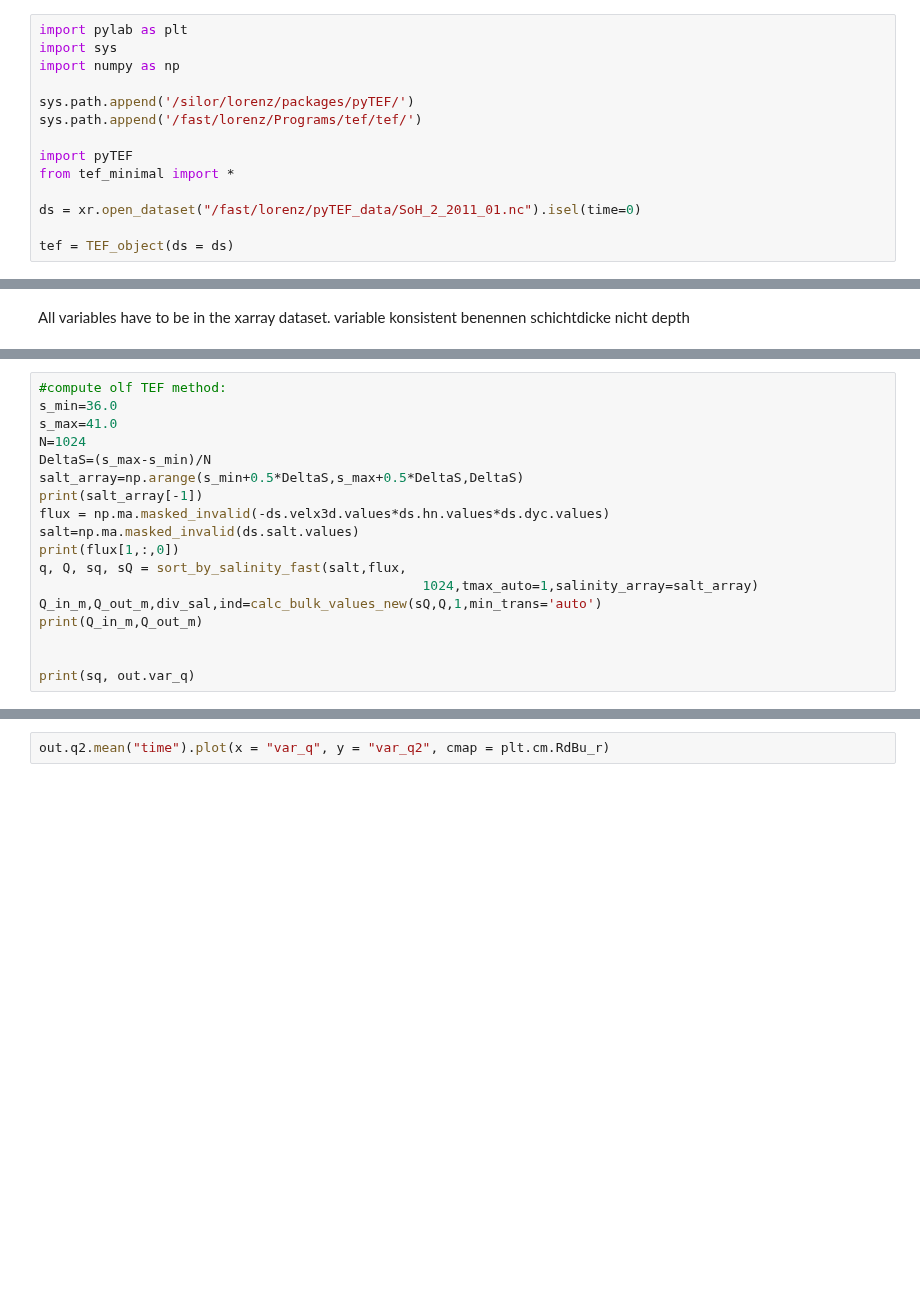
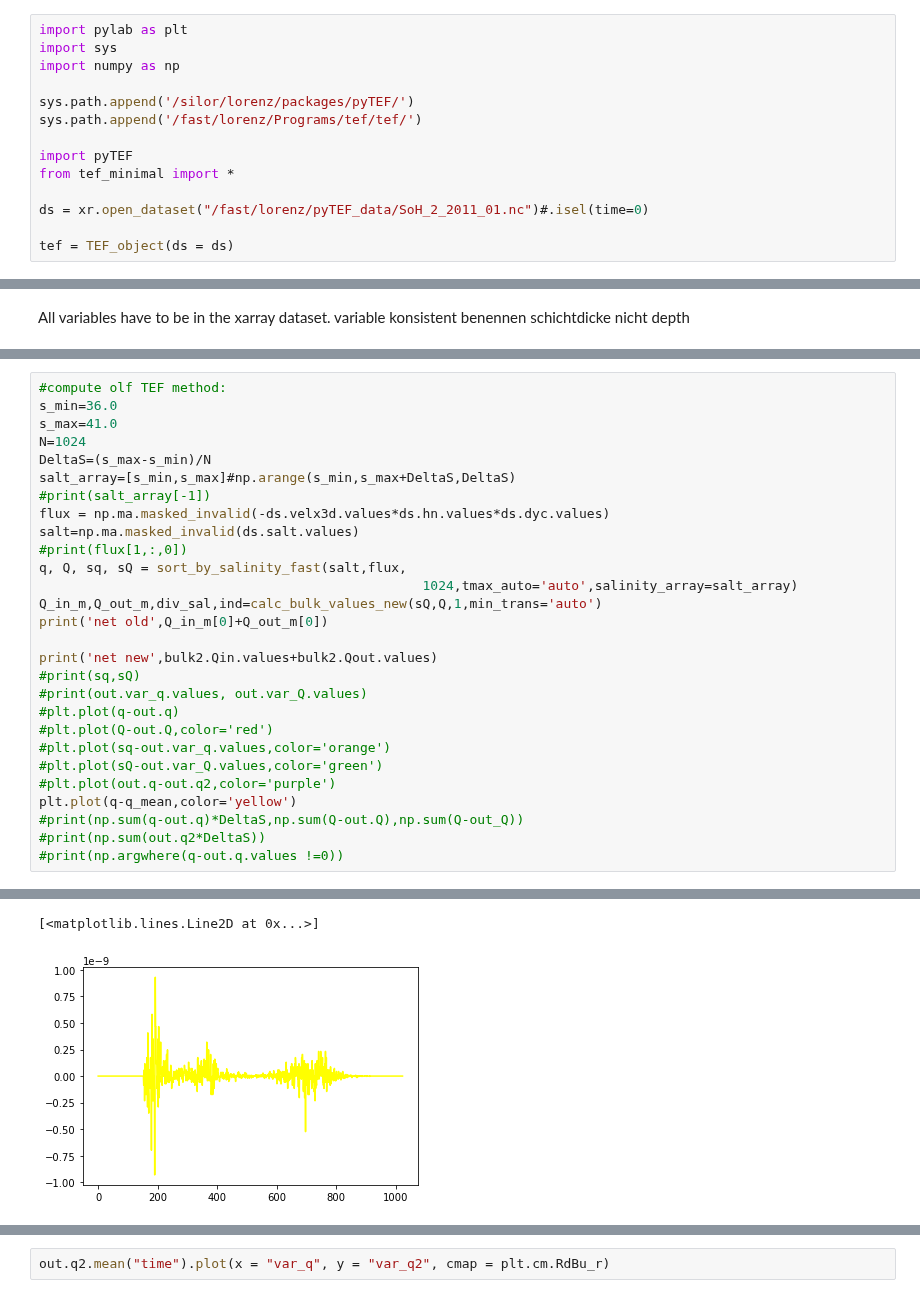
Before and after one commit to florianboergel/pyTEF, a Jupyter notebook: 00_tef_core.ipynb, the cells around one changed output, grey strips where cells are left out. Cells and saved outputs as stored; diff of their text form; blank space fills up the shorter version.

Commit message:
fixed bugs, working now, with a lot of print that will be deleted in the next commit

```diff
--- a/00_tef_core.ipynb
+++ b/00_tef_core.ipynb
@@ -716,6 +730,6 @@ sys.path.append('/fast/lorenz/Programs/tef/tef/')
 import pyTEF
 from tef_minimal import *
 
-ds = xr.open_dataset("/fast/lorenz/pyTEF_data/SoH_2_2011_01.nc").isel(time=0)
+ds = xr.open_dataset("/fast/lorenz/pyTEF_data/SoH_2_2011_01.nc")#.isel(time=0)
 
 tef = TEF_object(ds = ds)
@@ -808,16 +837,26 @@ s_min=36.0
 s_max=41.0
 N=1024
 DeltaS=(s_max-s_min)/N
-salt_array=np.arange(s_min+0.5*DeltaS,s_max+0.5*DeltaS,DeltaS)
-print(salt_array[-1])
+salt_array=[s_min,s_max]#np.arange(s_min,s_max+DeltaS,DeltaS)
+#print(salt_array[-1])
 flux = np.ma.masked_invalid(-ds.velx3d.values*ds.hn.values*ds.dyc.values)
 salt=np.ma.masked_invalid(ds.salt.values)
-print(flux[1,:,0])
+#print(flux[1,:,0])
 q, Q, sq, sQ = sort_by_salinity_fast(salt,flux,
-                                                 1024,tmax_auto=1,salinity_array=salt_array)
+                                                 1024,tmax_auto='auto',salinity_array=salt_array)
 Q_in_m,Q_out_m,div_sal,ind=calc_bulk_values_new(sQ,Q,1,min_trans='auto')
-print(Q_in_m,Q_out_m)
+print('net old',Q_in_m[0]+Q_out_m[0])
 
-
-print(sq, out.var_q)
+print('net new',bulk2.Qin.values+bulk2.Qout.values)
+#print(sq,sQ)
+#print(out.var_q.values, out.var_Q.values)
+#plt.plot(q-out.q)
+#plt.plot(Q-out.Q,color='red')
+#plt.plot(sq-out.var_q.values,color='orange')
+#plt.plot(sQ-out.var_Q.values,color='green')
+#plt.plot(out.q-out.q2,color='purple')
+plt.plot(q-q_mean,color='yellow')
+#print(np.sum(q-out.q)*DeltaS,np.sum(Q-out.Q),np.sum(Q-out_Q))
+#print(np.sum(out.q2*DeltaS))
+#print(np.argwhere(q-out.q.values !=0))
 # %% [output]
@@ -841,3 +871,5 @@ Coordinates:
+[<matplotlib.lines.Line2D at 0x...>]
+[figure, added]
 # %%
 out = tef.sort_2dim(sort_by_variable=tef.ds.salt,
                     sort_by_variable2=tef.ds.temp,
```
Also changed, not shown: parts of 10 cells of this notebook.
